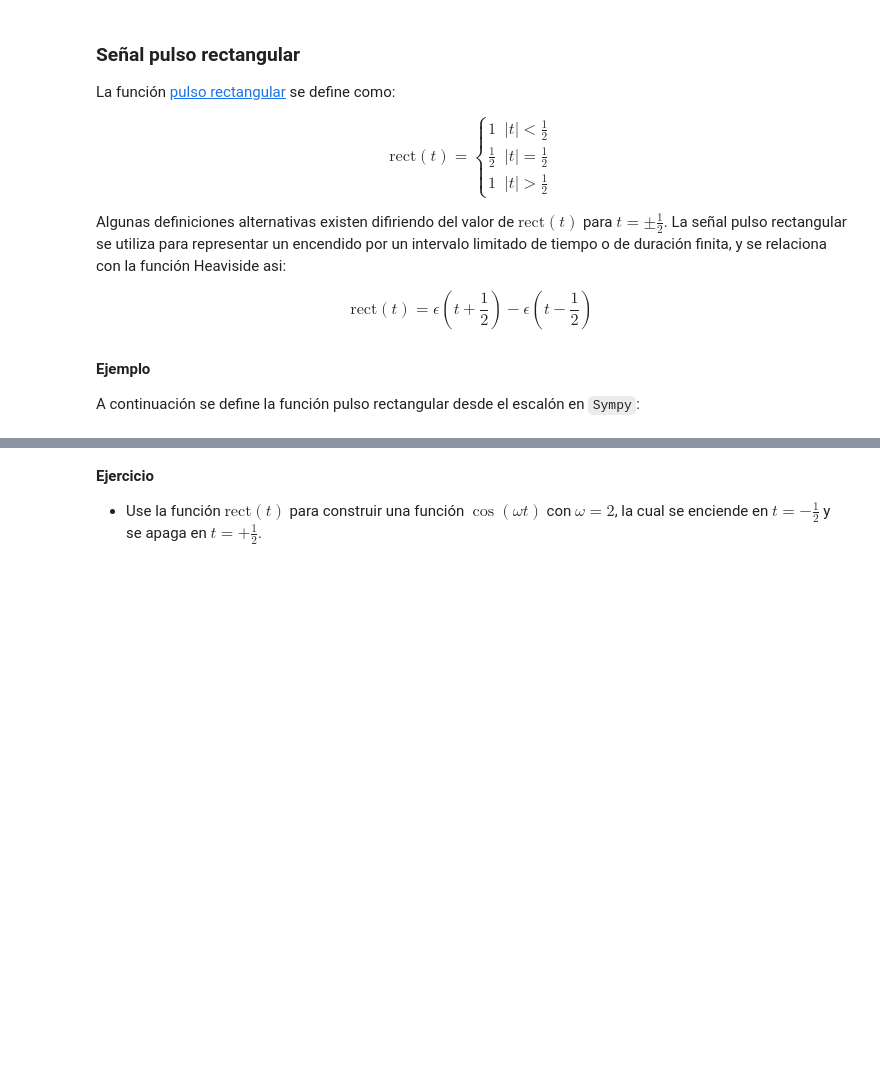
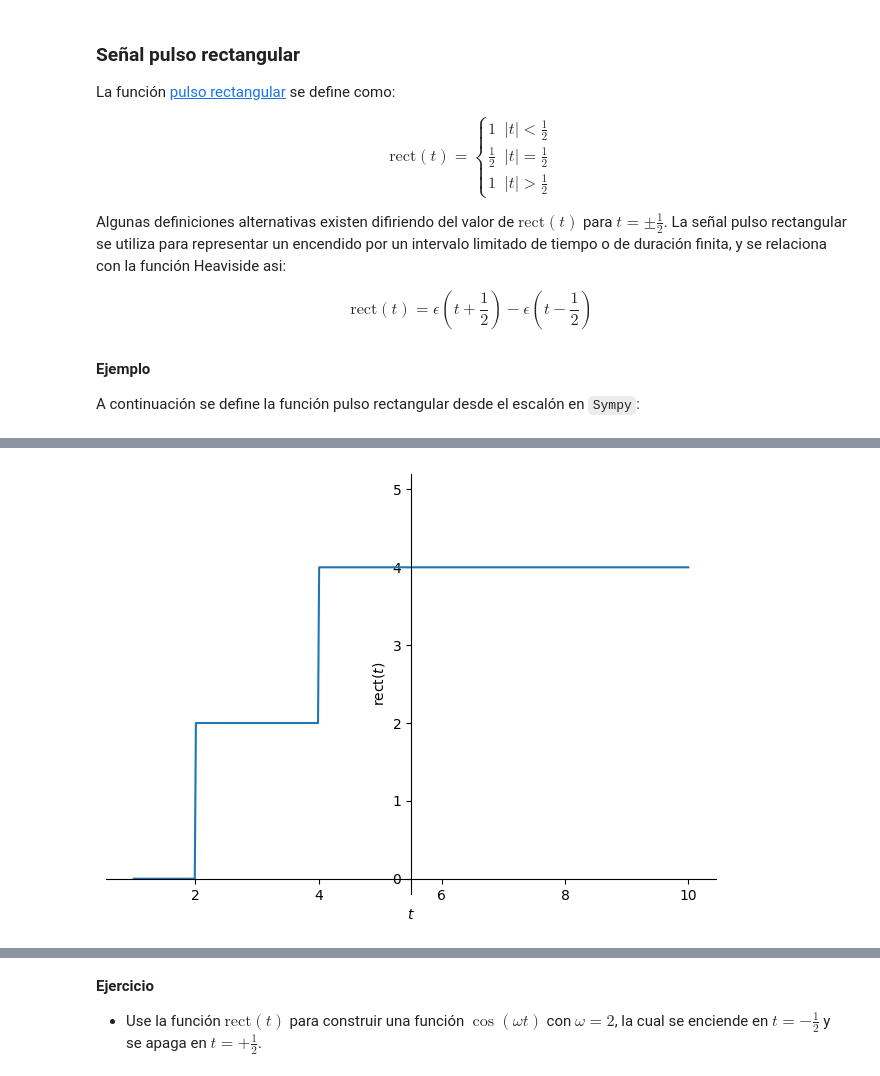
Before and after one commit to SlLeonn/SenalesySistemas, a Jupyter notebook: Cuaderno2.ipynb, the cells around one changed output, grey strips where cells are left out. Cells and saved outputs as stored; diff of their text form; code cells hidden in the pictures; blank space fills up the shorter version.

```diff
--- a/Cuaderno2.ipynb
+++ b/Cuaderno2.ipynb
@@ -255,0 +256,11 @@ sym.plot(rect(t), (t, -1, 1), ylim=[-0.2, 1.2], ylabel=r'rect$(t)$');
+# %%
+t, tau, to, A = sym.symbols('t tau to A', real=True)
+
+u1 = sym.Heaviside(t-(to-tau/2))
+u2 = sym.Heaviside(t-(to+tau/2))
+rect_1 = A*(u1+u2)
+# %%
+y_1 = rect_1.subs({A:2, to:3, tau:2})
+sym.plot(y_1, (t, 1, 10), ylim=[-0.2, 5.2], ylabel=r'rect$(t)$');
+# %% [output]
+[figure, added]
```
Also changed, not shown: parts of 15 cells of this notebook.
